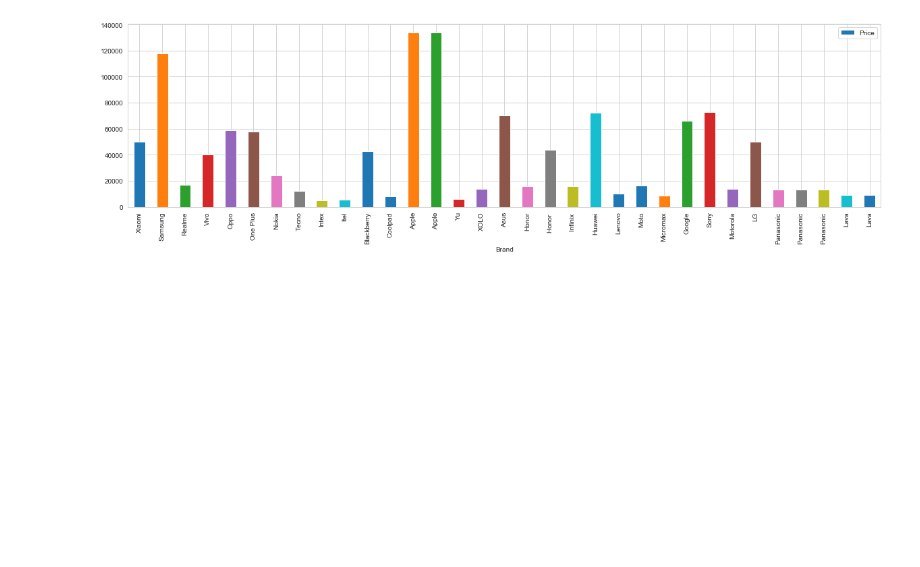
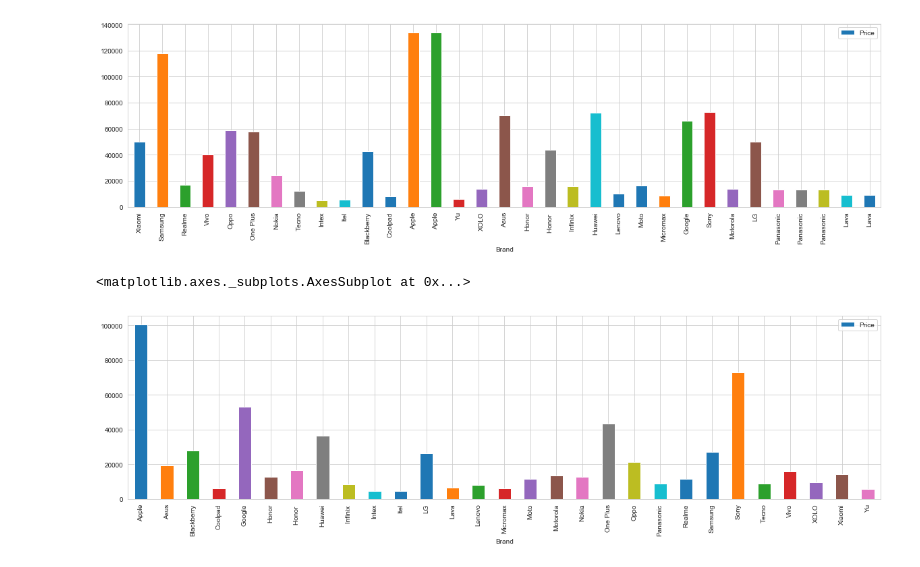
Before and after one commit to sukumarandurai/Data-Science, a Jupyter notebook: Smartphones/Smartphone Price Prediction.ipynb, the cells around one changed output. Drawn from its saved outputs; the diff is of its cells as text; code cells hidden in the pictures; blank space fills up the shorter version.

Commit message:
Average price per brand calculated

```diff
--- a/Smartphones/Smartphone Price Prediction.ipynb
+++ b/Smartphones/Smartphone Price Prediction.ipynb
@@ -149,3 +151,14 @@ max_price.plot.bar(y = 'Price',x = 'Brand',figsize = (20,5))
 # %% [output]
 <matplotlib.axes._subplots.AxesSubplot at 0x...>
 [figure]
+# %%
+#Find the average price of each brands
+
+averagePrice = pd.Series(smartphones.groupby('Brand')['Price'].mean())
+
+average_price = averagePrice.to_frame()
+
+average_price.plot.bar(y = 'Price',figsize = (20,5))
+# %% [output]
+<matplotlib.axes._subplots.AxesSubplot at 0x...>
+[figure, added]
```
Also changed, not shown: parts of 1 cell of this notebook.
